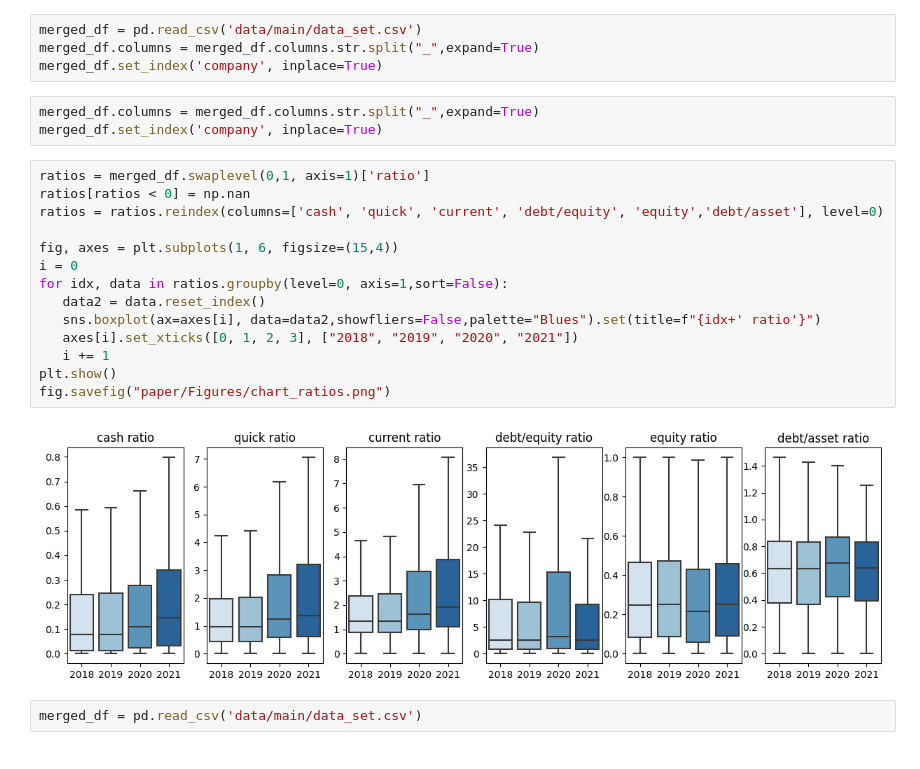
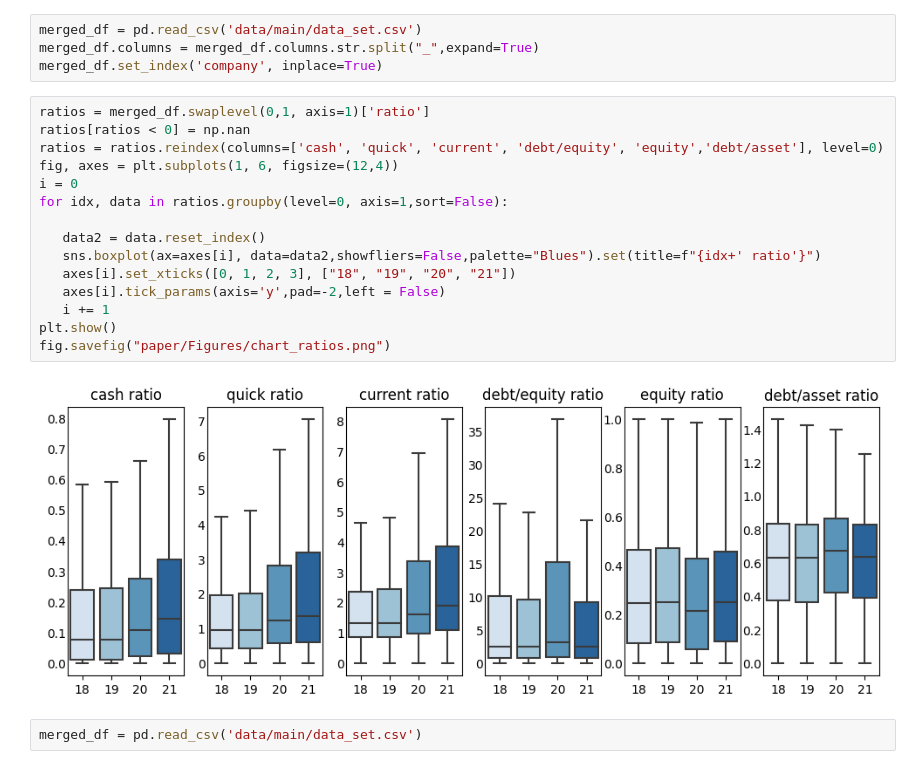
Before and after one commit to m-schildt/AAA, a Jupyter notebook: 4_data_merge.ipynb, the cells around one changed output. Cells and saved outputs as stored; diff of their text form.

```diff
--- a/4_data_merge.ipynb
+++ b/4_data_merge.ipynb
@@ -322,25 +365,23 @@ import matplotlib.pyplot as plt
 merged_df = pd.read_csv('data/main/data_set.csv')
 merged_df.columns = merged_df.columns.str.split("_",expand=True)
 merged_df.set_index('company', inplace=True)
-# %%
-merged_df.columns = merged_df.columns.str.split("_",expand=True)
-merged_df.set_index('company', inplace=True)
 # %%
 ratios = merged_df.swaplevel(0,1, axis=1)['ratio']
 ratios[ratios < 0] = np.nan
 ratios = ratios.reindex(columns=['cash', 'quick', 'current', 'debt/equity', 'equity','debt/asset'], level=0)
-
-fig, axes = plt.subplots(1, 6, figsize=(15,4))
+fig, axes = plt.subplots(1, 6, figsize=(12,4))
 i = 0
 for idx, data in ratios.groupby(level=0, axis=1,sort=False):
+
    data2 = data.reset_index()
    sns.boxplot(ax=axes[i], data=data2,showfliers=False,palette="Blues").set(title=f"{idx+' ratio'}")
-   axes[i].set_xticks([0, 1, 2, 3], ["2018", "2019", "2020", "2021"])
+   axes[i].set_xticks([0, 1, 2, 3], ["18", "19", "20", "21"])
+   axes[i].tick_params(axis='y',pad=-2,left = False)
    i += 1
 plt.show()
 fig.savefig("paper/Figures/chart_ratios.png")
 # %% [output]
-[figure, old version]
+[figure, new version]
 # %%
 merged_df = pd.read_csv('data/main/data_set.csv')
 # %%
```
Also changed, not shown: parts of 11 cells of this notebook, 26 other files.
